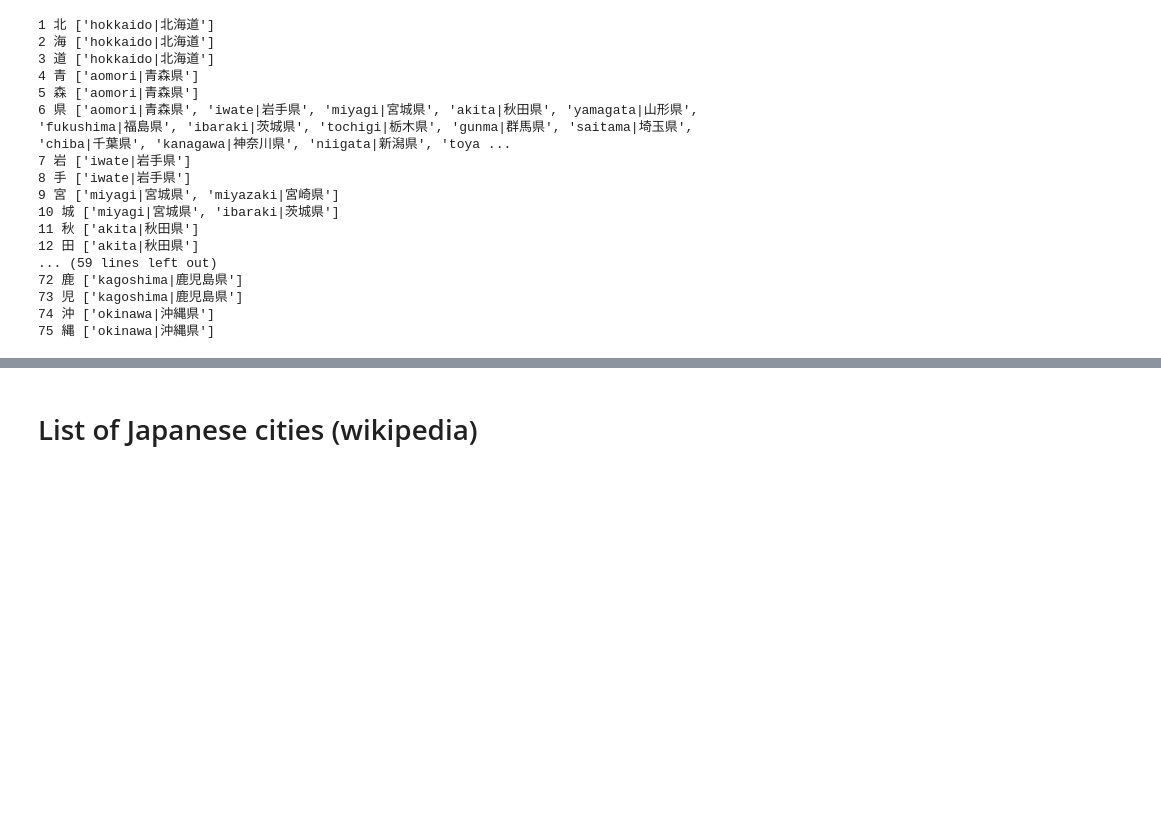
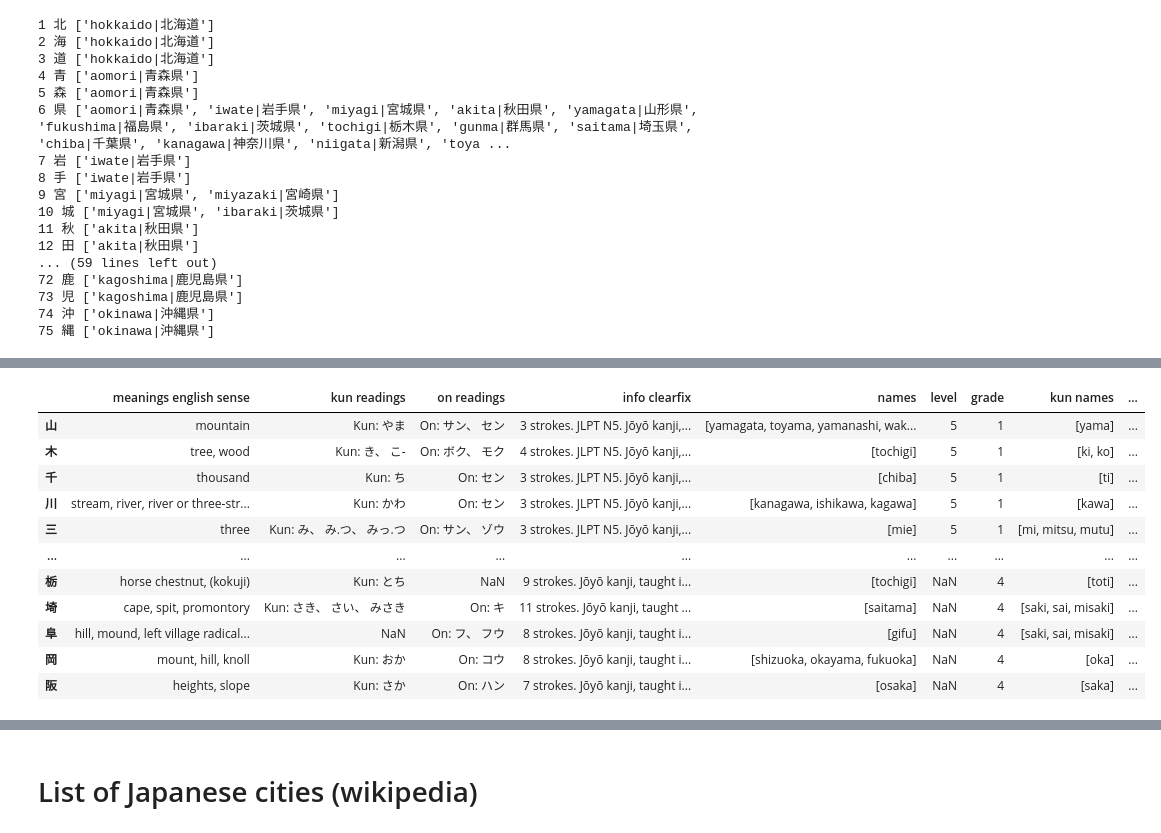
Before and after one commit to branmkam/geokanji, a Jupyter notebook: data/japaneseprefs.ipynb, the cells around one changed output, grey strips where cells are left out. Cells and saved outputs as stored; diff of their text form; code cells hidden in the pictures; blank space fills up the shorter version.

```diff
--- a/data/japaneseprefs.ipynb
+++ b/data/japaneseprefs.ipynb
@@ -161,7 +144,4 @@ df['grade'] = df['info clearfix'].str.extract(r'taught in grade (\w)',
 
 df.sort_values(by=['level', 'grade'], ascending=[False, True])
 
-df2 = df.sort_values(by=['level', 'grade'], ascending=[False, True])
-df2.to_csv('japaneseprefkanji.csv')
-df2.to_json('japaneseprefkanji.json')
-df2
+df = df.sort_values(by=['level', 'grade'], ascending=[False, True])
@@ -207,22 +173,64 @@ Used in okinawa|沖縄県
-# %%
-# playground for getting hiragana conversion of kun/on
-names = []
-for i in range(0x110000):
-    character = chr(i)
-    name = unicodedata.name(character, "")
-    names.append(name)
 # %%
+repdict = {
+    'hu': 'fu',
+   'si': 'shi',
+    'tu': 'tsu',
+    'ti': 'chi',
+    'di': 'ji',
+    'zi': 'ji',
+}
+
+
+rs = []
 for i, r in df.iterrows():
     if type(r['kun readings']) == str:
             readings = r['kun readings'].split(' ')[1:]
+            rarr = []
             for reading in readings:
                 rtext = ''
                 for ch in reading:
                     cname = unicodedata.name(ch, "")
-                    if cname not in ['IDEOGRAPHIC COMMA', 'FULL STOP']:
-                        if cname == 'HYPHEN-MINUS':
-                            rtext += '-'
+                    for k in repdict.keys():
+                        rtext = rtext.replace(k, repdict[k]) #replace every
+                    if cname not in ['IDEOGRAPHIC COMMA', 'FULL STOP', 'HYPHEN-MINUS']:
+                        if 'SMALL' in cname: #small letters
+                            rtext = rtext[:-1] + cname[-1].lower()
                         else:
                             rtext += cname.split(' ')[-1].lower()
-                print(rtext)
+                rarr.append(rtext)
+    rs.append(rarr)
+df['kun names'] = rs
+
+rs = []
+for i, r in df.iterrows():
+    if type(r['on readings']) == str:
+            readings = r['on readings'].split(' ')[1:]
+            rarr = []
+            for reading in readings:
+                rtext = ''
+                for ch in reading:
+                    cname = unicodedata.name(ch, "")
+                    for k in repdict.keys():
+                        rtext = rtext.replace(k, repdict[k]) #replace every
+                    if cname not in ['IDEOGRAPHIC COMMA', 'FULL STOP', 'HYPHEN-MINUS']:
+                        if 'SMALL' in cname: #small letters
+                            rtext = rtext[:-1] + cname[-1].lower()
+                        else:
+                            rtext += cname.split(' ')[-1].lower()
+                rarr.append(rtext)
+    rs.append(rarr)
+df['on names'] = rs
+df
 # %% [output]
+|  | meanings english sense | kun readings | on readings | info clearfix | names | level | grade | kun names | ... |
+| 山 | mountain | Kun: やま | On: サン、 セン | 3 strokes. JLPT N5. Jōyō kanji,... | [yamagata, toyama, yamanashi, wak... | 5 | 1 | [yama] | ... |
+| 木 | tree, wood | Kun: き、 こ- | On: ボク、 モク | 4 strokes. JLPT N5. Jōyō kanji,... | [tochigi] | 5 | 1 | [ki, ko] | ... |
+| 千 | thousand | Kun: ち | On: セン | 3 strokes. JLPT N5. Jōyō kanji,... | [chiba] | 5 | 1 | [ti] | ... |
+| 川 | stream, river, river or three-str... | Kun: かわ | On: セン | 3 strokes. JLPT N5. Jōyō kanji,... | [kanagawa, ishikawa, kagawa] | 5 | 1 | [kawa] | ... |
+| 三 | three | Kun: み、 み.つ、 みっ.つ | On: サン、 ゾウ | 3 strokes. JLPT N5. Jōyō kanji,... | [mie] | 5 | 1 | [mi, mitsu, mutu] | ... |
+| ... | ... | ... | ... | ... | ... | ... | ... | ... | ... |
+| 栃 | horse chestnut, (kokuji) | Kun: とち | NaN | 9 strokes. Jōyō kanji, taught i... | [tochigi] | NaN | 4 | [toti] | ... |
+| 埼 | cape, spit, promontory | Kun: さき、 さい、 みさき | On: キ | 11 strokes. Jōyō kanji, taught ... | [saitama] | NaN | 4 | [saki, sai, misaki] | ... |
+| 阜 | hill, mound, left village radical... | NaN | On: フ、 フウ | 8 strokes. Jōyō kanji, taught i... | [gifu] | NaN | 4 | [saki, sai, misaki] | ... |
+| 岡 | mount, hill, knoll | Kun: おか | On: コウ | 8 strokes. Jōyō kanji, taught i... | [shizuoka, okayama, fukuoka] | NaN | 4 | [oka] | ... |
+| 阪 | heights, slope | Kun: さか | On: ハン | 7 strokes. Jōyō kanji, taught i... | [osaka] | NaN | 4 | [saka] | ... |
```
Also changed, not shown: parts of 15 cells of this notebook, 8 other files.
